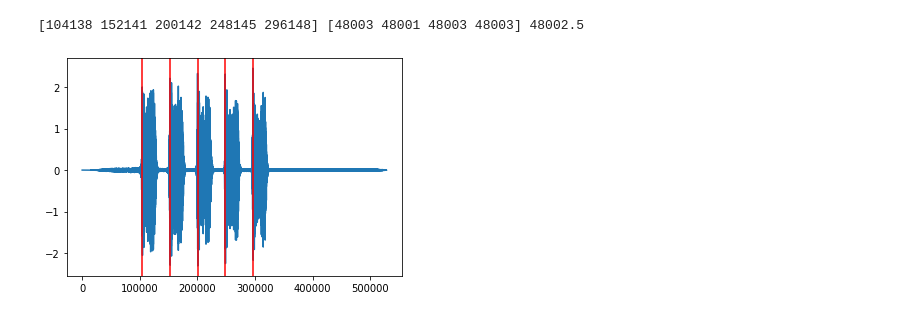
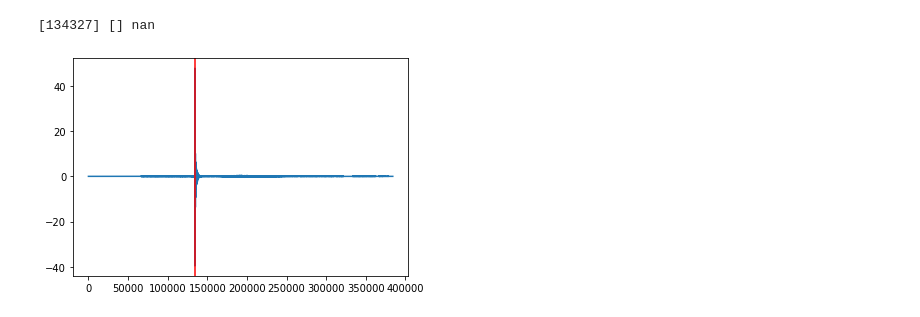
Before and after one commit to Jieying-Chen/IIA_Project_GF3_Group_1, a Jupyter notebook: receiver.ipynb, the cells around one changed output. Drawn from its saved outputs; the diff is of its cells as text; code cells hidden in the pictures.

```diff
--- a/receiver.ipynb
+++ b/receiver.ipynb
@@ -43,0 +30,11 @@ audio.signal_to_wav(received_signal,fs,'received_multiple',"audio_files")
+# %%
+#baisc parameter definition
+chirp_duration = 1
+record_duration = 7
+fs = 48000
+
+#define chirp used in the signal
+sample_times = np.linspace(0, chirp_duration, fs * chirp_duration)
+chirp_range=[20,20000]
+chirp = scipy.signal.chirp(sample_times, chirp_range[0], chirp_duration, chirp_range[1])
+filename = 'single_chirp_0524_7'
@@ -44,4 +54,3 @@ audio.signal_to_wav(received_signal,fs,'received_multiple',"audio_files")
 # %%
 #load recorded signals
-received_signal,fs = np.array(audio.wav_to_signal('received_multiple','audio_files'))
-start,convolved = synchronize.chirp_synchronize(received_signal,fs)
+received_signal,_ = np.array(audio.wav_to_signal(filename,'audio_files'))
@@ -54,12 +57,16 @@ plt.show(block=False)
+# %%
+#synchronize: convolve and find
+start,convolved = synchronize.chirp_synchronize(received_signal,chirp_range, fs,duration=1)
+event_end = np.array(synchronize.impulse_detect(convolved,fs,duration = 1,window_time=0.1,threshold=2))
 # %%
-event = np.array(synchronize.impulse_detect(convolved,fs,duration = 1,window_time=0.01,threshold=3))
-diff = event[1:]-event[:-1]
-print(event, diff, np.mean(diff))
+#plot the convolved result
+diff = event_end[1:]-event_end[:-1]
+print(event_end, diff, np.mean(diff))
 
 plt.plot(convolved)
-for pos in event:
+for pos in event_end:
     plt.axvline(x = pos, color = 'r')
 plt.show()
 # %% [output]
-[104138 152141 200142 248145 296148] [48003 48001 48003 48003] 48002.5
+[134327] [] nan
-[figure, old version]
+[figure, new version]
```
Also changed, not shown: parts of 19 cells of this notebook, 18 other files.
